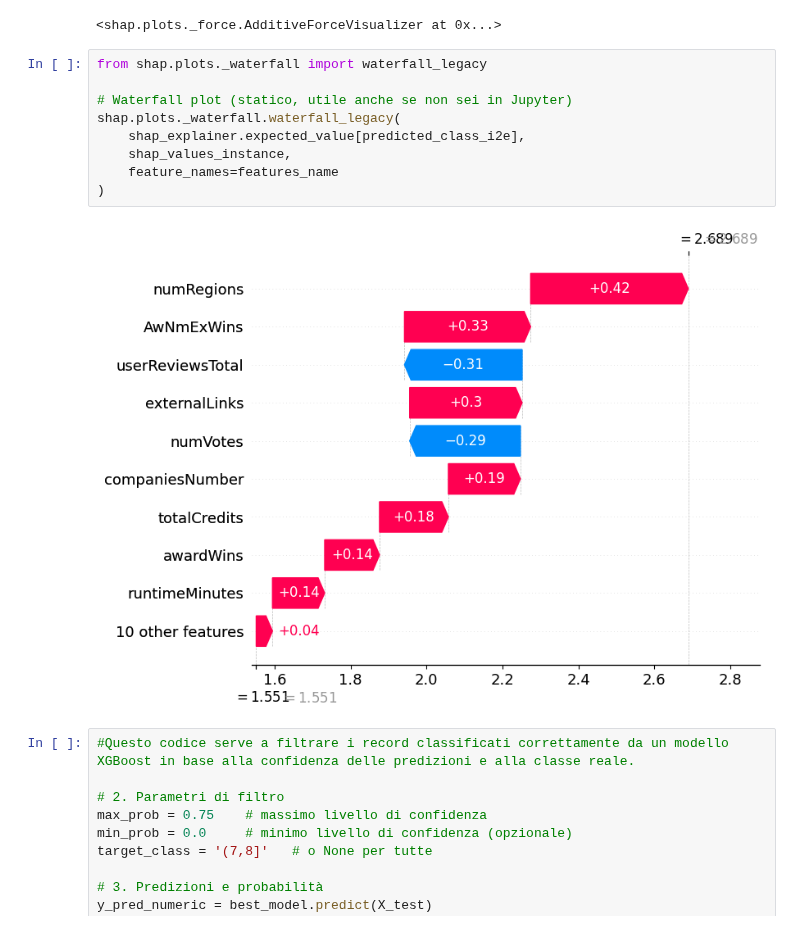
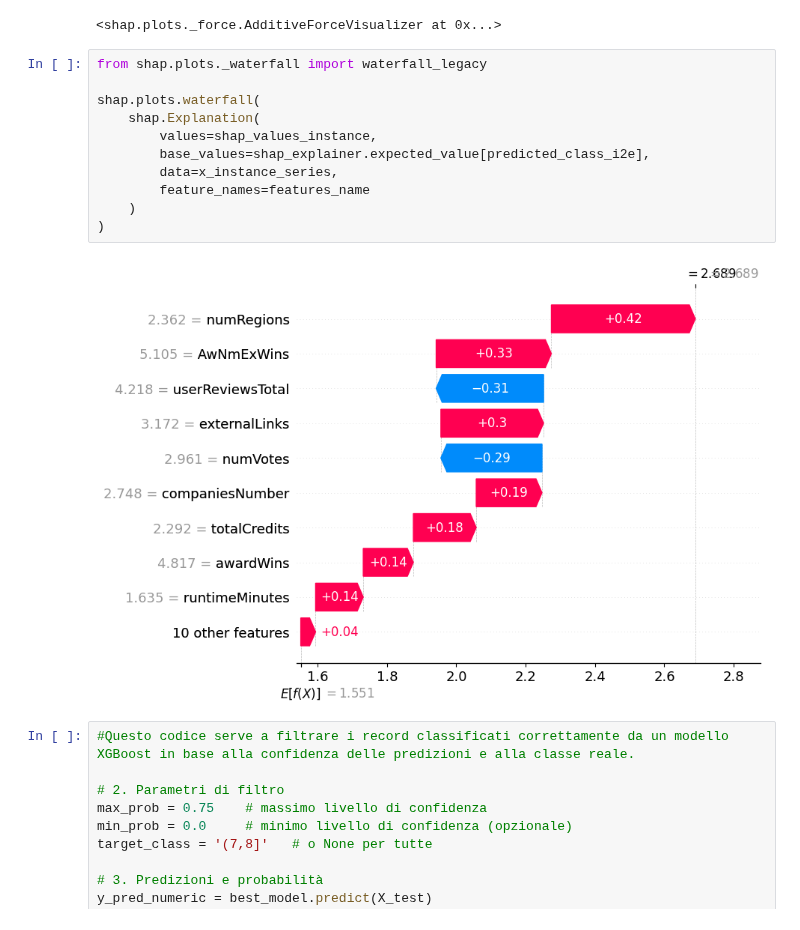
Before and after one commit to luigiascio/Data-Mining-2, a Jupyter notebook: xai_rating_shap.ipynb, the cells around one changed output. Cells and saved outputs as stored; diff of their text form.

```diff
--- a/xai_rating_shap.ipynb
+++ b/xai_rating_shap.ipynb
@@ -335,14 +338,16 @@ shap.force_plot(
 # %%
 from shap.plots._waterfall import waterfall_legacy
 
-# Waterfall plot (statico, utile anche se non sei in Jupyter)
-shap.plots._waterfall.waterfall_legacy(
-    shap_explainer.expected_value[predicted_class_i2e],
-    shap_values_instance,
-    feature_names=features_name
+shap.plots.waterfall(
+    shap.Explanation(
+        values=shap_values_instance,
+        base_values=shap_explainer.expected_value[predicted_class_i2e],
+        data=x_instance_series,
+        feature_names=features_name
+    )
 )
 # %% [output]
-[figure, old version]
+[figure, new version]
 # %%
 #Questo codice serve a filtrare i record classificati correttamente da un modello XGBoost in base alla confidenza delle predizioni e alla classe reale.
 
```
Also changed, not shown: parts of 4 cells of this notebook, 1 other file.
